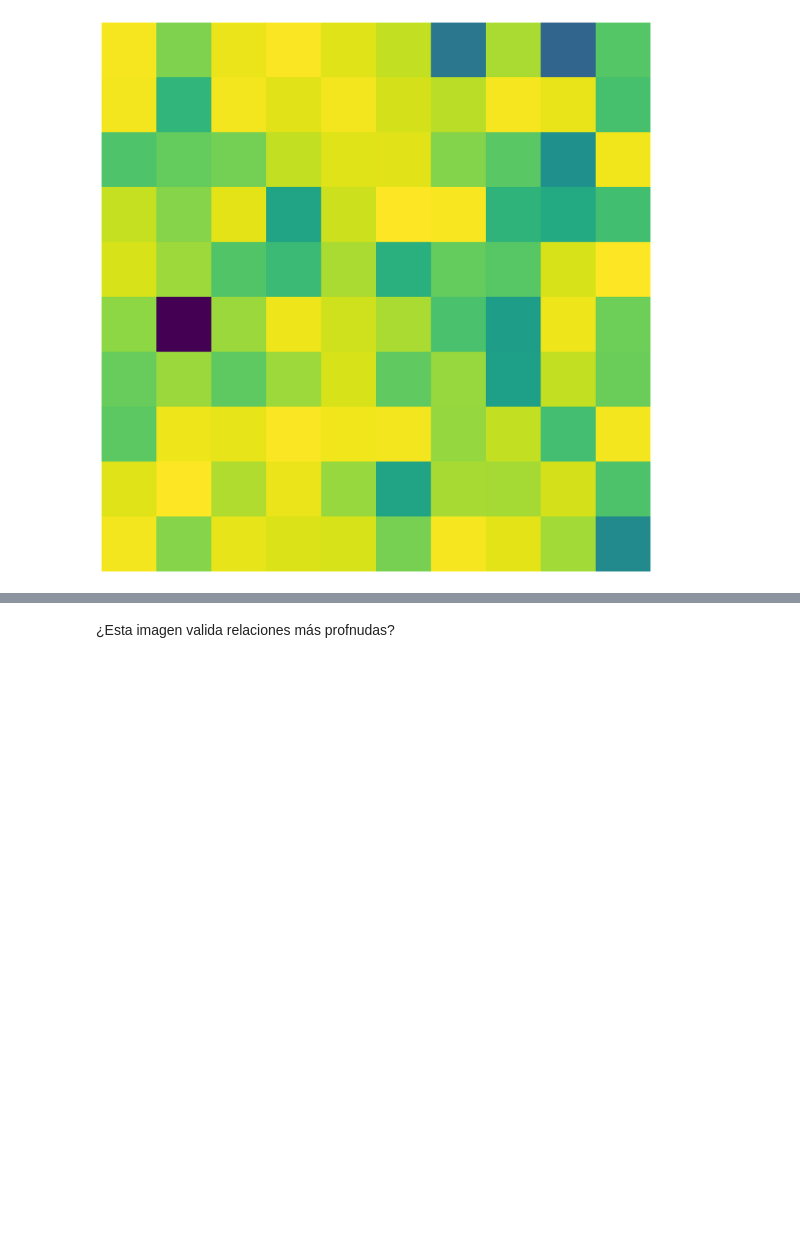
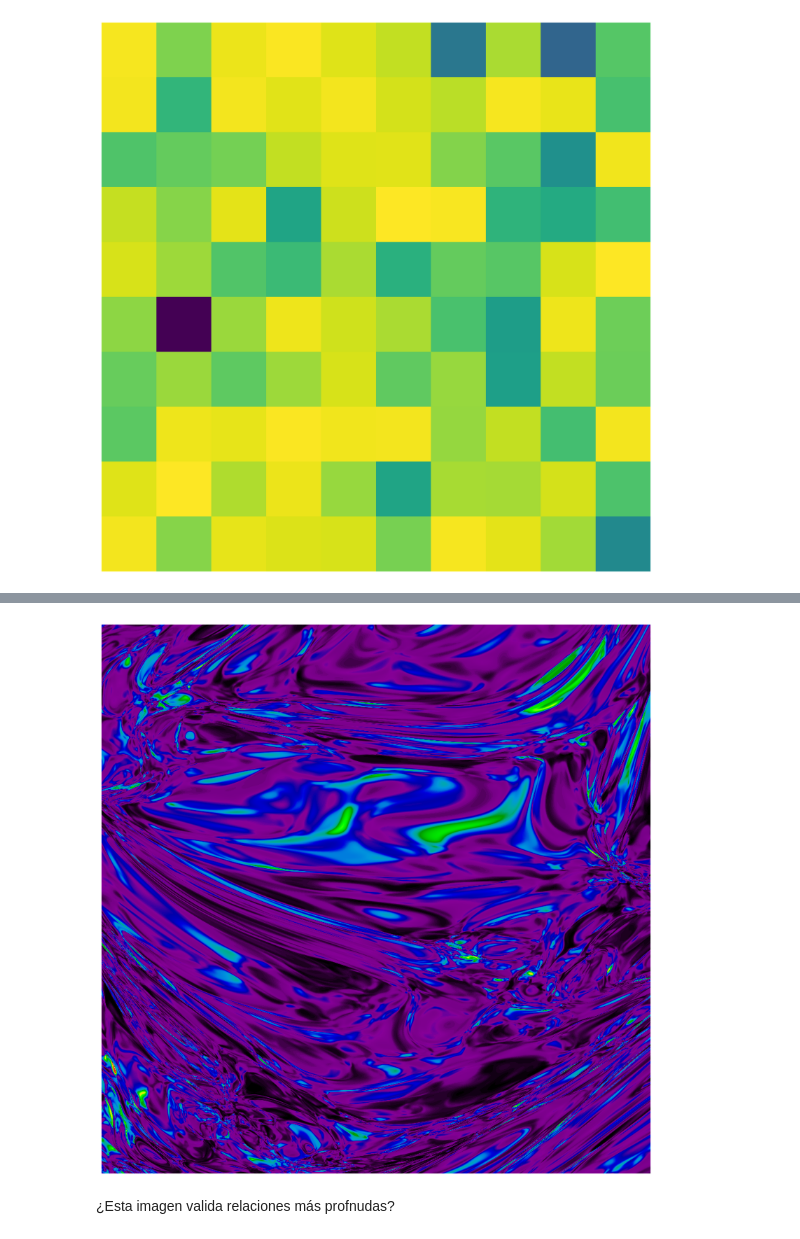
Before and after one commit to Mc-Gilford/MicrosoftAzure, a Jupyter notebook: Introducción_a_las_neuronas_artificiales_Curso_Microsoft.ipynb, the cells around one changed output, grey strips where cells are left out. Saved outputs shown, nothing was run; the diff lists cells and outputs as text; code cells hidden in the pictures; blank space fills up the shorter version.

```diff
--- a/Introducción_a_las_neuronas_artificiales_Curso_Microsoft.ipynb
+++ b/Introducción_a_las_neuronas_artificiales_Curso_Microsoft.ipynb
@@ -402,3 +412,7 @@ deep_nn.visualize(grid_size=10)
+# %%
+deep_nn.visualize(grid_size=1000, colormap='nipy_spectral', c_reverse=False)
+# %% [output]
+[figure, added]
 # %% [markdown]
 ¿Esta imagen valida relaciones más profnudas?
 # %% [markdown]
```
Also changed, not shown: parts of 3 cells of this notebook.
